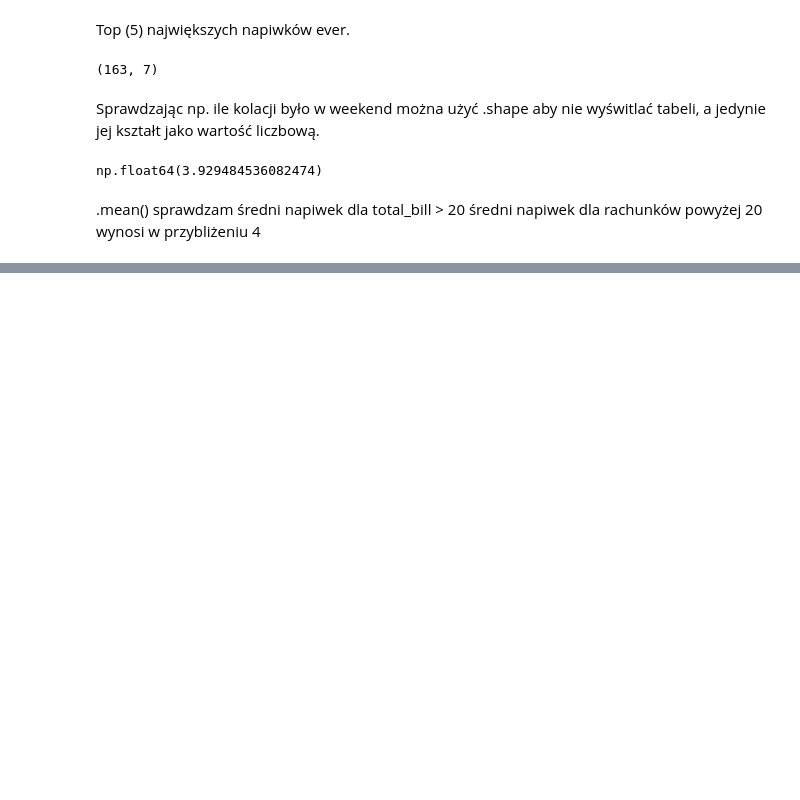
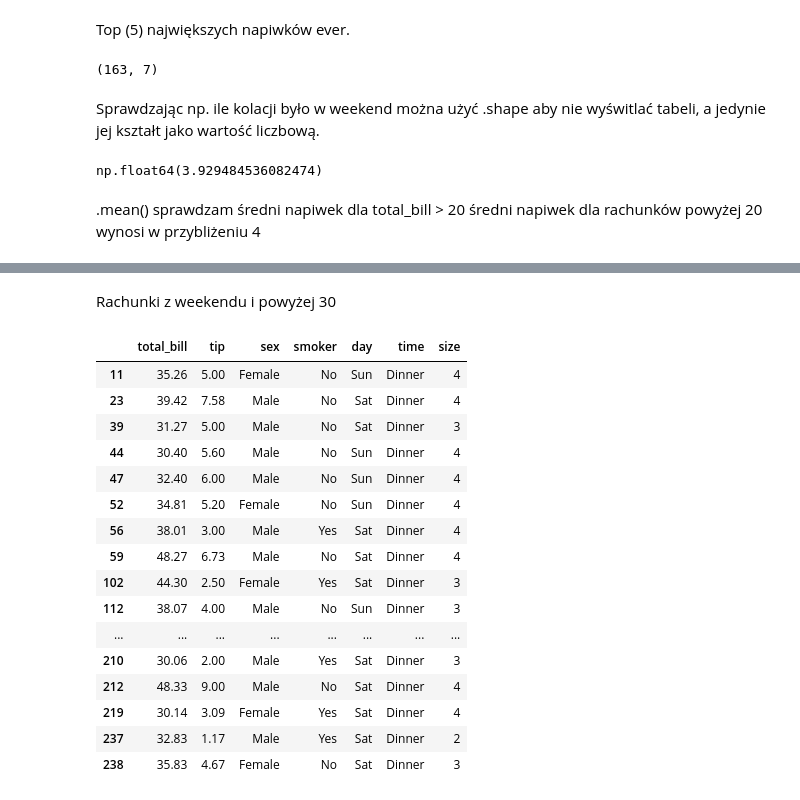
Before and after one commit to adamsiwonia/ai-automation-portfolio, a Jupyter notebook: projects/04-data-analytics/04_filtering_analysis.ipynb, the cells around one changed output, grey strips where cells are left out. Cells and saved outputs as stored; diff of their text form; code cells hidden in the pictures; blank space fills up the shorter version.

```diff
--- a/projects/04-data-analytics/04_filtering_analysis.ipynb
+++ b/projects/04-data-analytics/04_filtering_analysis.ipynb
@@ -273,0 +776,24 @@ np.float64(3.929484536082474)
+# %% [markdown]
+Rachunki z weekendu i powyżej 30
+# %%
+df.loc[
+    ((df["day"] == "Sun") | (df["day"] == "Sat"))
+      & (df["total_bill"] > 30)]
+# %% [output]
+|  | total_bill | tip | sex | smoker | day | time | size |
+| 11 | 35.26 | 5.00 | Female | No | Sun | Dinner | 4 |
+| 23 | 39.42 | 7.58 | Male | No | Sat | Dinner | 4 |
+| 39 | 31.27 | 5.00 | Male | No | Sat | Dinner | 3 |
+| 44 | 30.40 | 5.60 | Male | No | Sun | Dinner | 4 |
+| 47 | 32.40 | 6.00 | Male | No | Sun | Dinner | 4 |
+| 52 | 34.81 | 5.20 | Female | No | Sun | Dinner | 4 |
+| 56 | 38.01 | 3.00 | Male | Yes | Sat | Dinner | 4 |
+| 59 | 48.27 | 6.73 | Male | No | Sat | Dinner | 4 |
+| 102 | 44.30 | 2.50 | Female | Yes | Sat | Dinner | 3 |
+| 112 | 38.07 | 4.00 | Male | No | Sun | Dinner | 3 |
+| ... | ... | ... | ... | ... | ... | ... | ... |
+| 210 | 30.06 | 2.00 | Male | Yes | Sat | Dinner | 3 |
+| 212 | 48.33 | 9.00 | Male | No | Sat | Dinner | 4 |
+| 219 | 30.14 | 3.09 | Female | Yes | Sat | Dinner | 4 |
+| 237 | 32.83 | 1.17 | Male | Yes | Sat | Dinner | 2 |
+| 238 | 35.83 | 4.67 | Female | No | Sat | Dinner | 3 |
```
Also changed, not shown: parts of 36 cells of this notebook.
